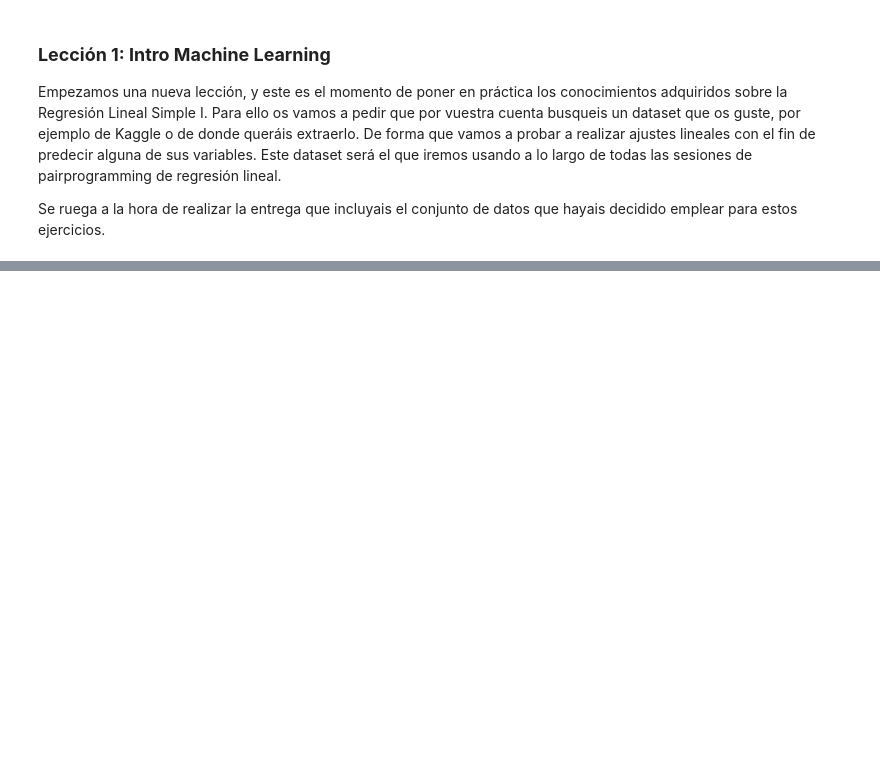
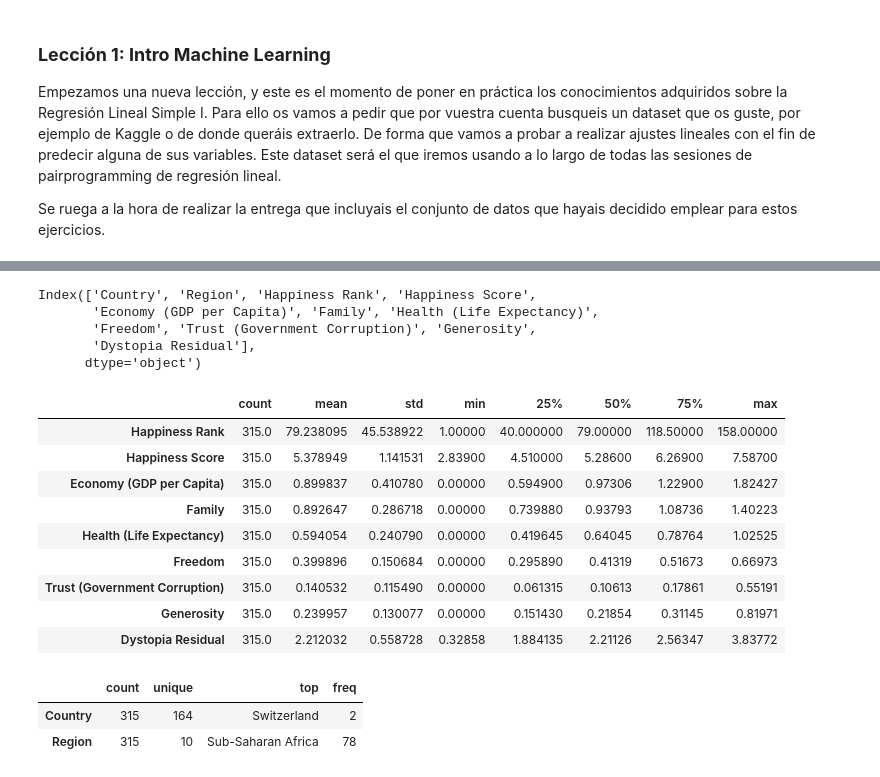
Before and after one commit to Adalab/DA-promo-c-modulo-3-sprint-1-AnaG-Laura, a Jupyter notebook: Regresón Lineal/Lección-1-Intro-ML.ipynb, the cells around one changed output, grey strips where cells are left out. Saved outputs shown, nothing was run; the diff lists cells and outputs as text; code cells hidden in the pictures; blank space fills up the shorter version.

```diff
--- a/Regresón Lineal/Lección-1-Intro-ML.ipynb
+++ b/Regresón Lineal/Lección-1-Intro-ML.ipynb
@@ -17,0 +62,2 @@ Los objetivos de hoy son:
+# %%
+df16.drop(['Lower Confidence Interval', 'Upper Confidence Interval'], axis = 1, inplace = True) #borramos la columna lower confidence y upper confidence para poder hacer concat de 2015 y 2016
@@ -17,0 +215,27 @@ Los objetivos de hoy son:
+# %%
+df_unido.columns
+# %% [output]
+Index(['Country', 'Region', 'Happiness Rank', 'Happiness Score',
+       'Economy (GDP per Capita)', 'Family', 'Health (Life Expectancy)',
+       'Freedom', 'Trust (Government Corruption)', 'Generosity',
+       'Dystopia Residual'],
+      dtype='object')
+# %%
+df_unido.describe().T   #datos estadisticos de las columnas numericas
+# %% [output]
+|  | count | mean | std | min | 25% | 50% | 75% | max |
+| Happiness Rank | 315.0 | 79.238095 | 45.538922 | 1.00000 | 40.000000 | 79.00000 | 118.50000 | 158.00000 |
+| Happiness Score | 315.0 | 5.378949 | 1.141531 | 2.83900 | 4.510000 | 5.28600 | 6.26900 | 7.58700 |
+| Economy (GDP per Capita) | 315.0 | 0.899837 | 0.410780 | 0.00000 | 0.594900 | 0.97306 | 1.22900 | 1.82427 |
+| Family | 315.0 | 0.892647 | 0.286718 | 0.00000 | 0.739880 | 0.93793 | 1.08736 | 1.40223 |
+| Health (Life Expectancy) | 315.0 | 0.594054 | 0.240790 | 0.00000 | 0.419645 | 0.64045 | 0.78764 | 1.02525 |
+| Freedom | 315.0 | 0.399896 | 0.150684 | 0.00000 | 0.295890 | 0.41319 | 0.51673 | 0.66973 |
+| Trust (Government Corruption) | 315.0 | 0.140532 | 0.115490 | 0.00000 | 0.061315 | 0.10613 | 0.17861 | 0.55191 |
+| Generosity | 315.0 | 0.239957 | 0.130077 | 0.00000 | 0.151430 | 0.21854 | 0.31145 | 0.81971 |
+| Dystopia Residual | 315.0 | 2.212032 | 0.558728 | 0.32858 | 1.884135 | 2.21126 | 2.56347 | 3.83772 |
+# %%
+df_unido.describe(include= "object").T   #datos estadisticos de las columnas categoricas
+# %% [output]
+|  | count | unique | top | freq |
+| Country | 315 | 164 | Switzerland | 2 |
+| Region | 315 | 10 | Sub-Saharan Africa | 78 |
```
Also changed, not shown: parts of 40 cells of this notebook, 7 other files.
